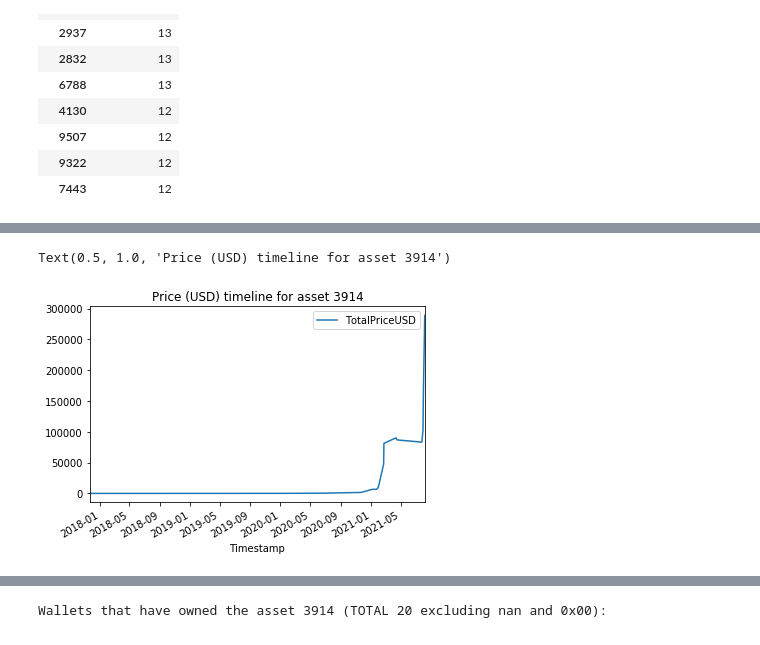
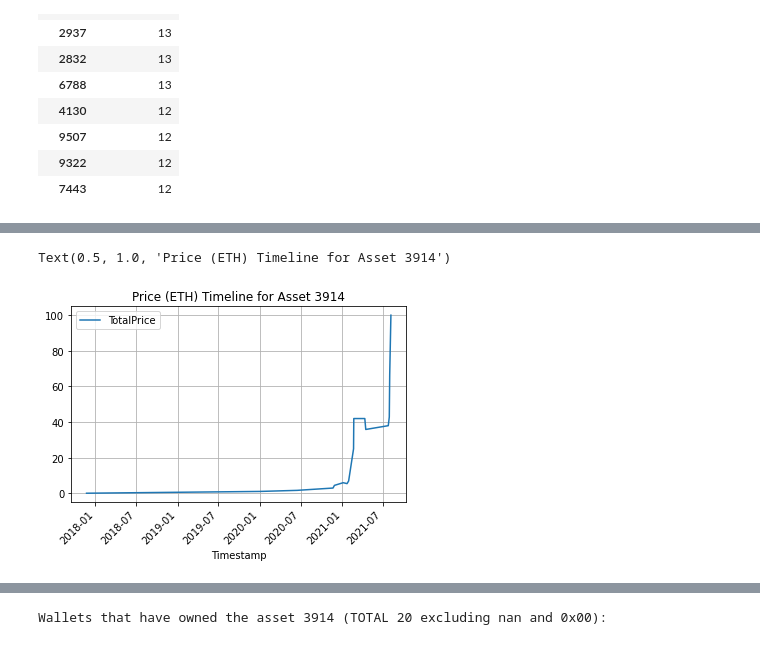
Before and after one commit to suhalim9/graphAI, a Jupyter notebook: jupyter_notebooks/OpenSea - Data Exploration - Oct18.ipynb, the cells around one changed output, grey strips where cells are left out. Cells and saved outputs as stored; diff of their text form; code cells hidden in the pictures.

```diff
--- a/jupyter_notebooks/OpenSea - Data Exploration - Oct18.ipynb
+++ b/jupyter_notebooks/OpenSea - Data Exploration - Oct18.ipynb
@@ -15,7 +20,7 @@ print(len(node_df))
 # %% [output]
 5123
 # %%
-edge_df = pd.read_csv("../data/edges.csv")
+edge_df = pd.read_csv("../../data/edges.csv")
 edge_df['month'] = edge_df['Timestamp'].str[:7]
 edge_df['date'] = edge_df['Timestamp'].str[:10]
 edge_df['Timestamp'] = pd.to_datetime(edge_df['Timestamp'])
@@ -72,7 +77,7 @@ len(node_df)
 
 ** CAVEAT. 9/4/2021 price is missing Used ETH price of 9/3/2021 for that date **
 # %%
-eth_df = pd.read_csv("../data/2017-01-01_2021-10-31_ethereumprice_org.csv")
+eth_df = pd.read_csv("../../data/2017-01-01_2021-10-31_ethereumprice_org.csv")
 # %%
 eth_df.head()
 # %% [output]
@@ -99,0 +100,2 @@ eth_df.sort_index().plot()
+# %%
+eth_df = eth_df.set_index(pd.to_datetime(eth_df.index))
@@ -520,6 +613,6 @@ nonzero_sell_all[nonzero_sell_all['TokenId'] == 3914]
 # %%
-nonzero_sell_all[nonzero_sell_all['TokenId'] == 3914].plot(x='Timestamp', y="TotalPriceUSD")
-plt.title("Price (USD) timeline for asset 3914")
+nonzero_sell_all[nonzero_sell_all['TokenId'] == 3914].plot(x='Timestamp', y="TotalPrice", grid=True, rot=45, figsize=(6, 4))
+plt.title("Price (ETH) Timeline for Asset 3914")
 # %% [output]
-Text(0.5, 1.0, 'Price (USD) timeline for asset 3914')
+Text(0.5, 1.0, 'Price (ETH) Timeline for Asset 3914')
-[figure, old version]
+[figure, new version]
```
Also changed, not shown: parts of 28 cells of this notebook, 22 other files.
